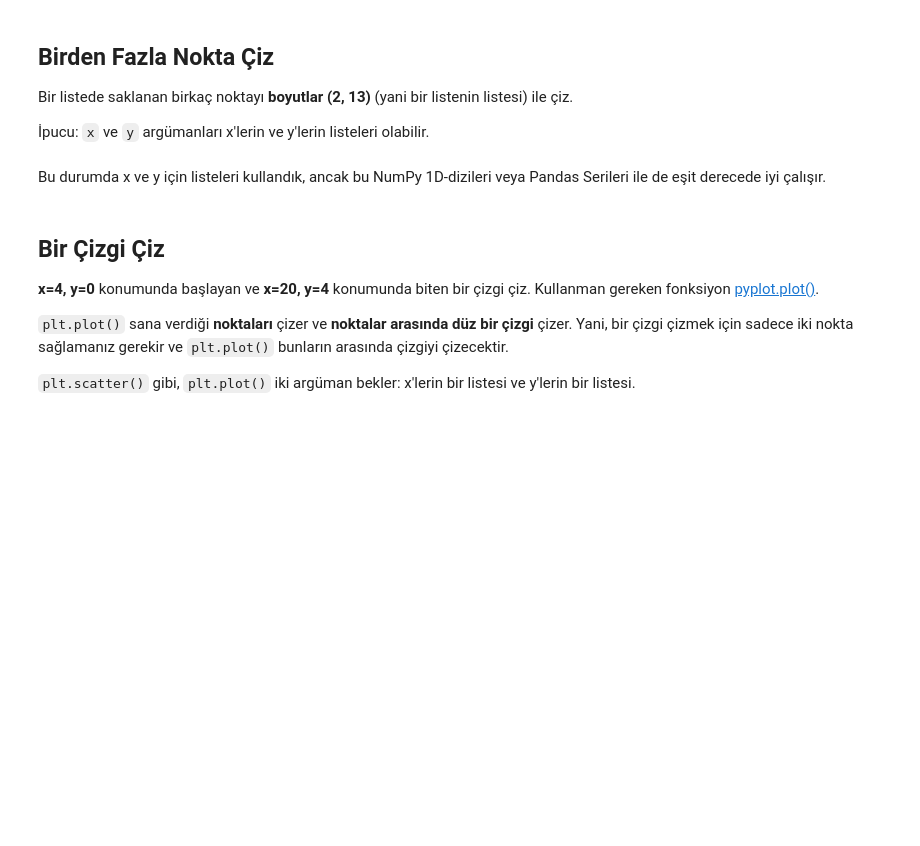
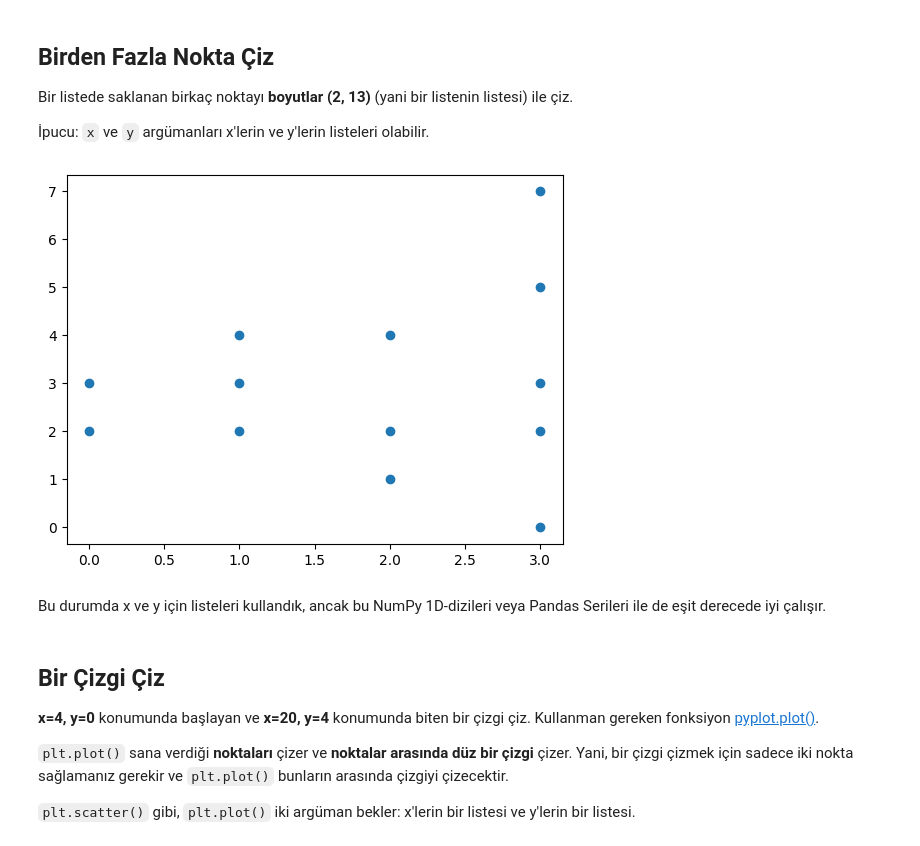
Before and after one commit to melis-gezer/algebra-warmup, a Jupyter notebook: algebra-warmup.ipynb, the cells around one changed output. Cells and saved outputs as stored; diff of their text form; code cells hidden in the pictures; blank space fills up the shorter version.

```diff
--- a/algebra-warmup.ipynb
+++ b/algebra-warmup.ipynb
@@ -38,10 +41,13 @@ Bir listede saklanan birkaç noktayı **boyutlar (2, 13)** (yani bir listenin li
 # %%
 dots = [
     [1, 1, 2, 2, 2, 3, 1, 3, 3, 3, 3, 0, 0],
     [2, 3, 2, 4, 1, 3, 4, 2, 0, 5, 7, 2, 3]
 ]
 
-pass  # YOUR CODE HERE
+plt.scatter(dots[0], dots[1])
+plt.show()
+# %% [output]
+[figure, added]
 # %% [markdown]
 Bu durumda x ve y için listeleri kullandık, ancak bu NumPy 1D-dizileri veya Pandas Serileri ile de eşit derecede iyi çalışır.
 # %% [markdown]
```
Also changed, not shown: parts of 11 cells of this notebook.
